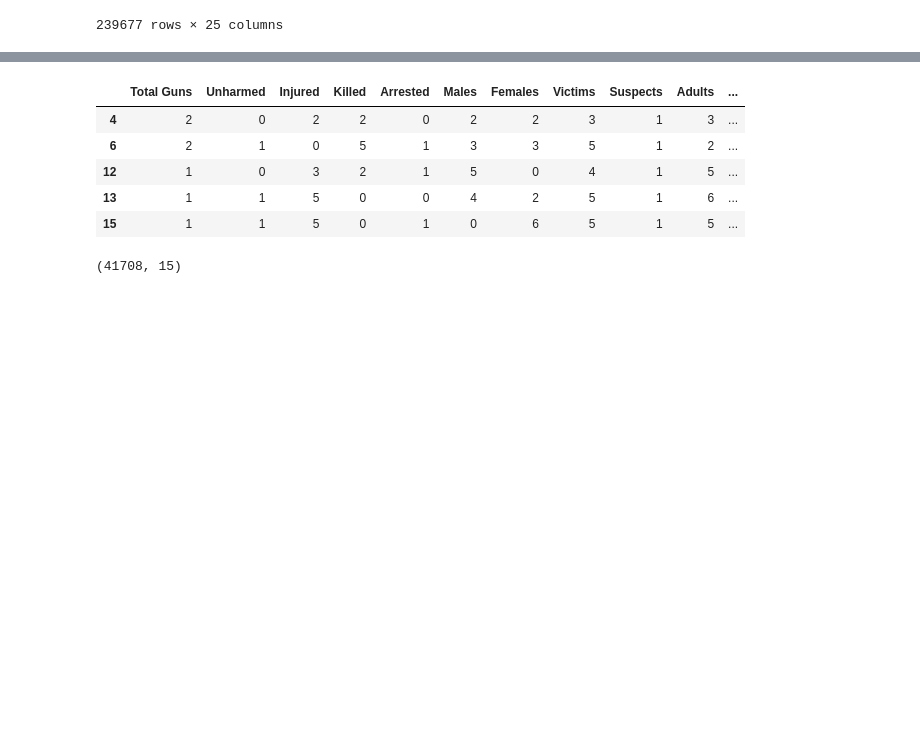
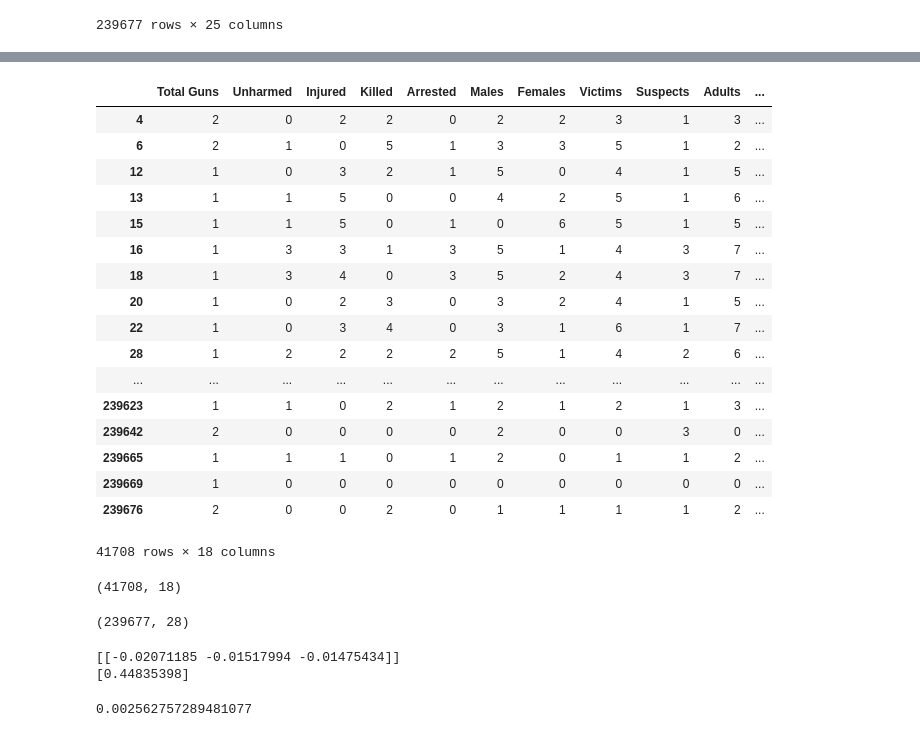
Before and after one commit to lvreynoso/gun-violence-analysis, a Jupyter notebook: exploration.ipynb, the cells around one changed output, grey strips where cells are left out. Saved outputs shown, nothing was run; the diff lists cells and outputs as text; code cells hidden in the pictures; blank space fills up the shorter version.

Commit message:
Add some regression analysis and correlation heatmap

```diff
--- a/exploration.ipynb
+++ b/exploration.ipynb
@@ -295,6 +295,10 @@ df
 | 239675 | 20180331 | Texas | 1 | 0 | 9 | 0::Unknown | 0::Unknown | 1 | ... |
 | 239676 | 20180331 | Maine | 2 | 0 | 2 | 0::Unknown||1::Unknown | 0::Handgun||1::Shotgun | 2 | ... |
 239677 rows × 25 columns
+# %%
+df['% Male'] = (df['Males'] / (df['Males'] + df['Females']))
+df['People'] = (df['Victims'] + df['Suspects'])
+df['Lethality'] = (df['Killed'] / df['People'])
 # %%
 sf = df.dropna(subset=['n_guns_involved'])
 sf
@@ -378,14 +382,30 @@ gf
 # %%
 gf = gf.drop(labels=['date', 'state', 'n_killed', 'n_injured', 'congressional_district', 'gun_stolen', 'gun_type', 'participant_relationship', 'participant_status', 'participant_type'], axis=1)
-gf.head()
+gf
 # %% [output]
 |  | Total Guns | Unharmed | Injured | Killed | Arrested | Males | Females | Victims | Suspects | Adults | ... |
 | 4 | 2 | 0 | 2 | 2 | 0 | 2 | 2 | 3 | 1 | 3 | ... |
 | 6 | 2 | 1 | 0 | 5 | 1 | 3 | 3 | 5 | 1 | 2 | ... |
 | 12 | 1 | 0 | 3 | 2 | 1 | 5 | 0 | 4 | 1 | 5 | ... |
 | 13 | 1 | 1 | 5 | 0 | 0 | 4 | 2 | 5 | 1 | 6 | ... |
 | 15 | 1 | 1 | 5 | 0 | 1 | 0 | 6 | 5 | 1 | 5 | ... |
+| 16 | 1 | 3 | 3 | 1 | 3 | 5 | 1 | 4 | 3 | 7 | ... |
+| 18 | 1 | 3 | 4 | 0 | 3 | 5 | 2 | 4 | 3 | 7 | ... |
+| 20 | 1 | 0 | 2 | 3 | 0 | 3 | 2 | 4 | 1 | 5 | ... |
+| 22 | 1 | 0 | 3 | 4 | 0 | 3 | 1 | 6 | 1 | 7 | ... |
+| 28 | 1 | 2 | 2 | 2 | 2 | 5 | 1 | 4 | 2 | 6 | ... |
+| ... | ... | ... | ... | ... | ... | ... | ... | ... | ... | ... | ... |
+| 239623 | 1 | 1 | 0 | 2 | 1 | 2 | 1 | 2 | 1 | 3 | ... |
+| 239642 | 2 | 0 | 0 | 0 | 0 | 2 | 0 | 0 | 3 | 0 | ... |
+| 239665 | 1 | 1 | 1 | 0 | 1 | 2 | 0 | 1 | 1 | 2 | ... |
+| 239669 | 1 | 0 | 0 | 0 | 0 | 0 | 0 | 0 | 0 | 0 | ... |
+| 239676 | 2 | 0 | 0 | 2 | 0 | 1 | 1 | 1 | 1 | 2 | ... |
+41708 rows × 18 columns
 # %%
 gf.shape
 # %% [output]
-(41708, 15)
+(41708, 18)
+# %%
+df.shape
+# %% [output]
+(239677, 28)
@@ -391,0 +421,19 @@ gf.shape
+# %%
+### unscaled data
+
+import matplotlib.pyplot as plt
+from sklearn.linear_model import LinearRegression
+from sklearn.metrics import r2_score
+from sklearn.metrics import mean_squared_error
+
+model = LinearRegression()
+model.fit(X_train, y_train)
+print(model.coef_)
+print(model.intercept_)
+# %% [output]
+[[-0.02071185 -0.01517994 -0.01475434]]
+[0.44835398]
+# %%
+print(r2_score(y_test, model.predict(X_test)))
+# %% [output]
+0.002562757289481077
```
Also changed, not shown: parts of 16 cells of this notebook.
